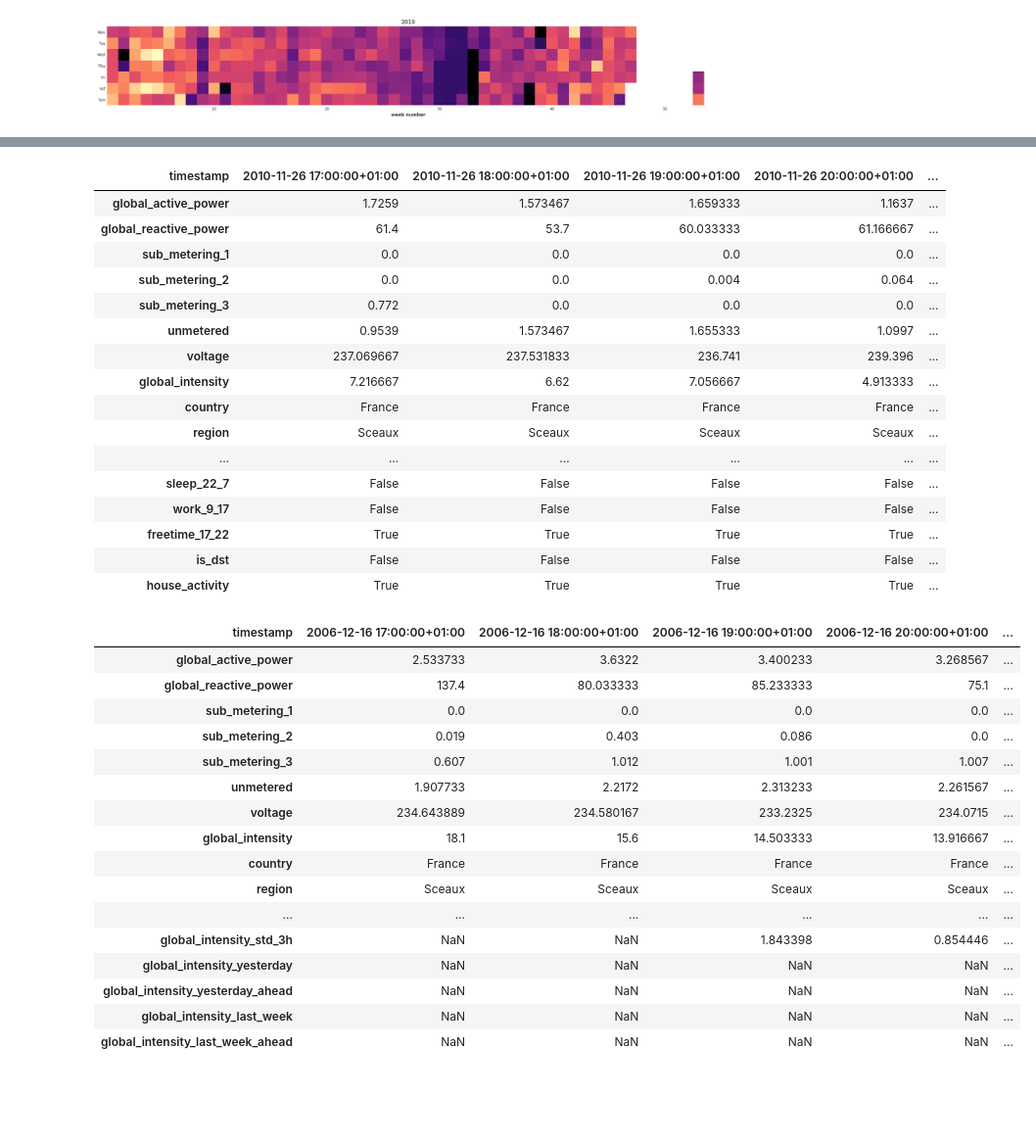
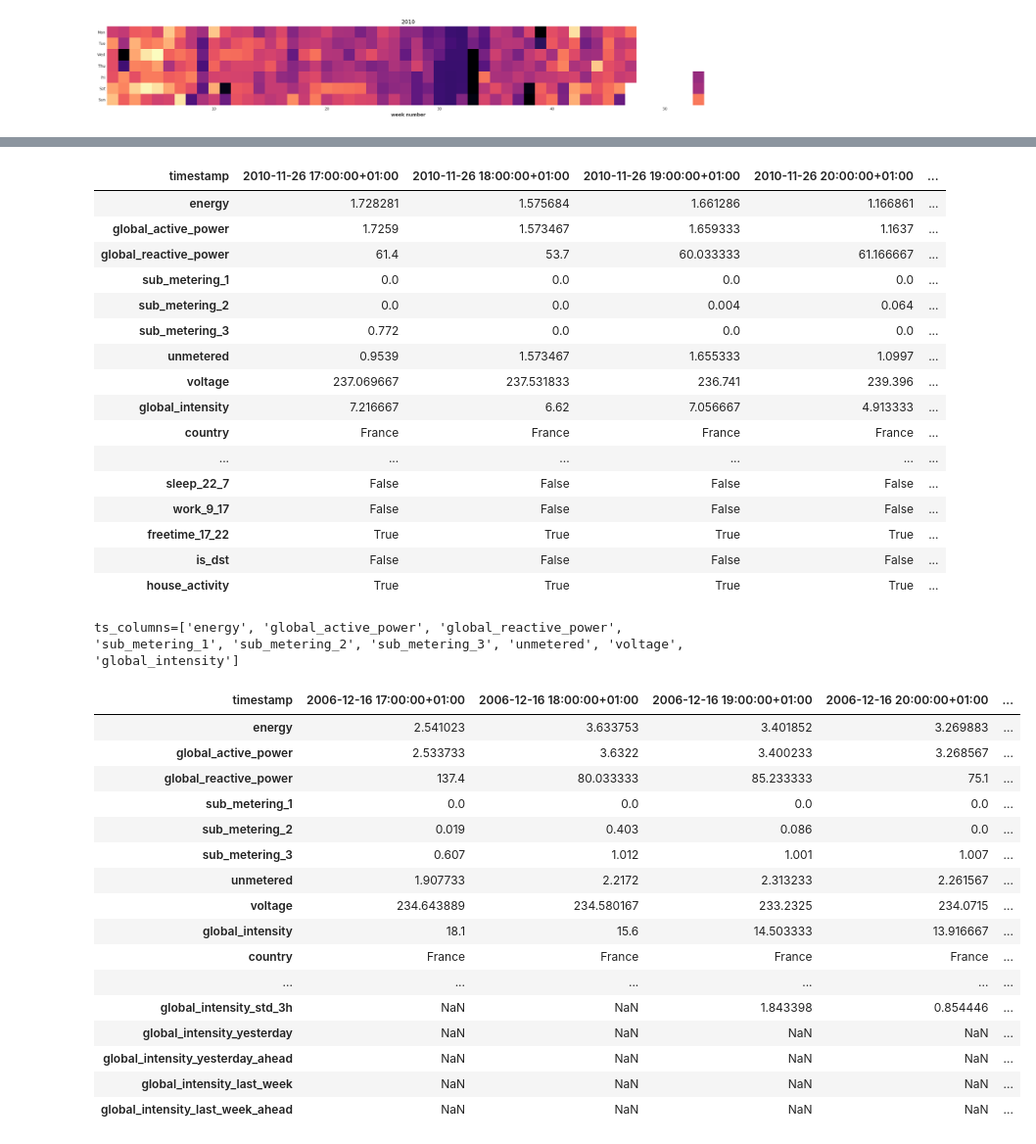
Before and after one commit to sensorlab/feature-store-energy, a Jupyter notebook: notebooks/estimations/dataset-analysis-uciml.ipynb, the cells around one changed output, grey strips where cells are left out. Shown at 98% size. Cells and saved outputs as stored; diff of their text form; code cells hidden in the pictures; blank space fills up the shorter version.

```diff
--- a/notebooks/estimations/dataset-analysis-uciml.ipynb
+++ b/notebooks/estimations/dataset-analysis-uciml.ipynb
@@ -182,8 +182,11 @@ for i, year in enumerate(view.index.year.unique()):
 #firsts = df[df.sub_metering_1 > 0].groupby(df.timestamp.dt.date).nth(0)[['timestamp', 'sub_metering_1']]
 #lasts = df[df.sub_metering_1 > 0].groupby(df.timestamp.dt.date).nth(-1)[['timestamp', 'sub_metering_1']]
 
+energy_features = "energy"
+
 # convert Wh --> kWh
-for col in ['global_active_power', 'sub_metering_1', 'sub_metering_2', 'sub_metering_3', 'unmetered']:
+# TODO: Add Energy
+for col in ["energy", 'global_active_power', 'sub_metering_1', 'sub_metering_2', 'sub_metering_3', 'unmetered']:
     df[col] = df[col] / 1000.0
 
 
@@ -192,10 +195,10 @@ df['kitchen_activity'] = df.sub_metering_1 > 0
 
 # Energy spent today (don't use because it leaks data. Discard after done)
 for _, group in df.groupby(df.timestamp.dt.date):
-    daily_total = group['global_active_power'].sum()
-    df.loc[group.index, 'daily_ratio'] = group['global_active_power'] / daily_total
+    daily_total = group[energy_features].sum()
+    df.loc[group.index, 'daily_ratio'] = group[energy_features] / daily_total
 
-    df.loc[group.index, 'today_median_energy'] = group['global_active_power'].median()
+    df.loc[group.index, 'today_median_energy'] = group[energy_features].median()
 
 # energy consumption 1 day ago, 1 week ago
 df['yesterday_ratio'] = df['daily_ratio'].shift(24)
@@ -257,6 +260,7 @@ dtype: object
 df.tail().T
 # %% [output]
 | timestamp | 2010-11-26 17:00:00+01:00 | 2010-11-26 18:00:00+01:00 | 2010-11-26 19:00:00+01:00 | 2010-11-26 20:00:00+01:00 | ... |
+| energy | 1.728281 | 1.575684 | 1.661286 | 1.166861 | ... |
 | global_active_power | 1.7259 | 1.573467 | 1.659333 | 1.1637 | ... |
 | global_reactive_power | 61.4 | 53.7 | 60.033333 | 61.166667 | ... |
 | sub_metering_1 | 0.0 | 0.0 | 0.0 | 0.0 | ... |
@@ -266,7 +270,6 @@ df.tail().T
 | voltage | 237.069667 | 237.531833 | 236.741 | 239.396 | ... |
 | global_intensity | 7.216667 | 6.62 | 7.056667 | 4.913333 | ... |
 | country | France | France | France | France | ... |
-| region | Sceaux | Sceaux | Sceaux | Sceaux | ... |
 | ... | ... | ... | ... | ... | ... |
 | sleep_22_7 | False | False | False | False | ... |
 | work_9_17 | False | False | False | False | ... |
@@ -274,25 +277,28 @@ df.tail().T
 | is_dst | False | False | False | False | ... |
 | house_activity | True | True | True | True | ... |
 # %%
-ts_columns = df.columns.to_list()[:8]
+ts_columns = df.columns.to_list()[:9]
+print(f"{ts_columns=}")
 
-df['prediction_1h_ahead'] = df['global_active_power'].shift(-1) # / 1000.0 # Convert Wh --> kWh
-df['prediction_3h_ahead'] = df['global_active_power'].rolling(3).sum().shift(-3)
+df['prediction_1h_ahead'] = df[energy_features].shift(-1) # / 1000.0 # Convert Wh --> kWh
+df['prediction_3h_ahead'] = df[energy_features].rolling(3).sum().shift(-3)
 
 
 for col in ts_columns:
     df[f'{col}_mean_3h'] = df[col].rolling(3).mean()
     df[f'{col}_std_3h'] = df[col].rolling(3).std()
 
     df[f'{col}_yesterday'] = df[col].shift(24)
     df[f'{col}_yesterday_ahead'] = df[col].shift(24 - 1)
 
     df[f'{col}_last_week'] = df[col].shift(24 * 7)
     df[f'{col}_last_week_ahead'] = df[col].shift(24 * 7 - 1)
 
 df.head().T
 # %% [output]
+ts_columns=['energy', 'global_active_power', 'global_reactive_power', 'sub_metering_1', 'sub_metering_2', 'sub_metering_3', 'unmetered', 'voltage', 'global_intensity']
 | timestamp | 2006-12-16 17:00:00+01:00 | 2006-12-16 18:00:00+01:00 | 2006-12-16 19:00:00+01:00 | 2006-12-16 20:00:00+01:00 | ... |
+| energy | 2.541023 | 3.633753 | 3.401852 | 3.269883 | ... |
 | global_active_power | 2.533733 | 3.6322 | 3.400233 | 3.268567 | ... |
 | global_reactive_power | 137.4 | 80.033333 | 85.233333 | 75.1 | ... |
 | sub_metering_1 | 0.0 | 0.0 | 0.0 | 0.0 | ... |
@@ -302,7 +308,6 @@ df.head().T
 | voltage | 234.643889 | 234.580167 | 233.2325 | 234.0715 | ... |
 | global_intensity | 18.1 | 15.6 | 14.503333 | 13.916667 | ... |
 | country | France | France | France | France | ... |
-| region | Sceaux | Sceaux | Sceaux | Sceaux | ... |
 | ... | ... | ... | ... | ... | ... |
 | global_intensity_std_3h | NaN | NaN | 1.843398 | 0.854446 | ... |
 | global_intensity_yesterday | NaN | NaN | NaN | NaN | ... |
```
Also changed, not shown: parts of 13 cells of this notebook, 2 other files.
